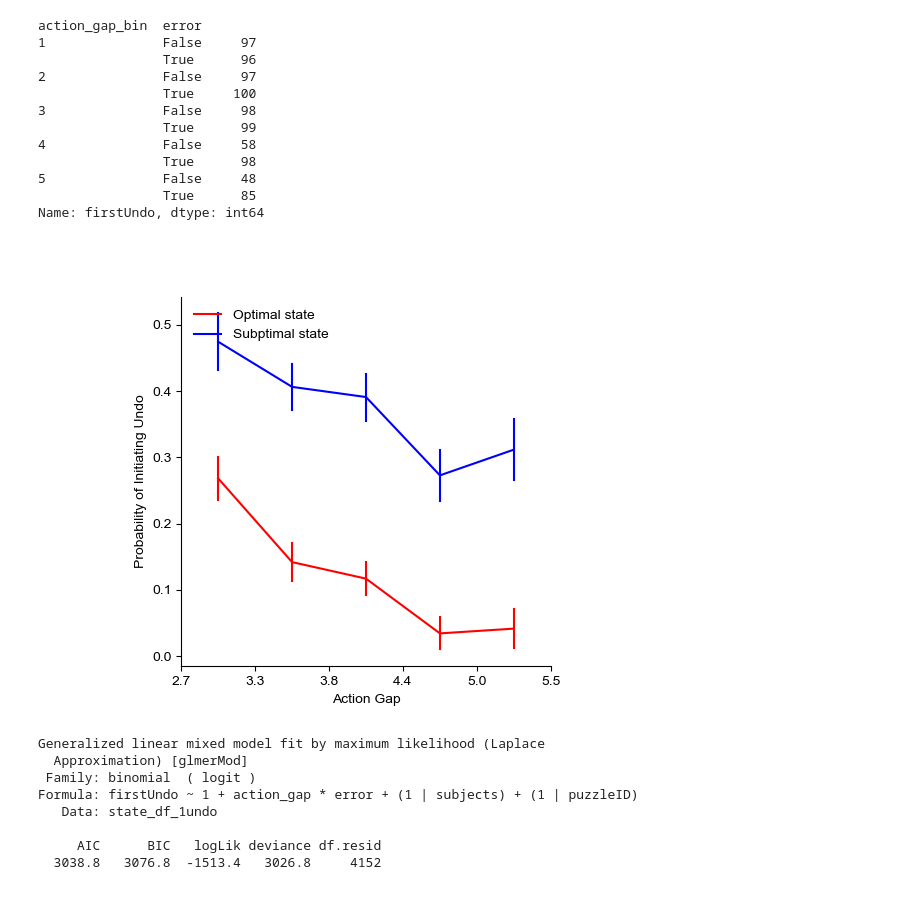
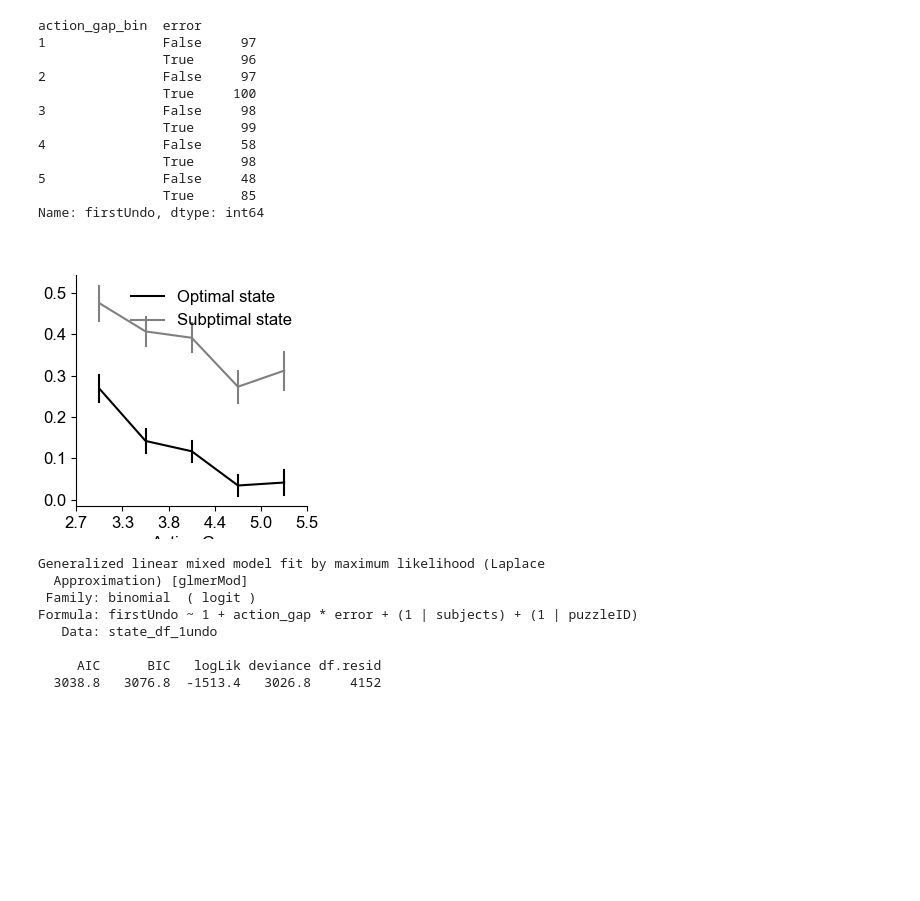
Before and after one commit to sherrybao222/Road_Construction, a Jupyter notebook: analysis/final_analysis/analysis_terminalstate.ipynb, the cells around one changed output. Cells and saved outputs as stored; diff of their text form; code cells hidden in the pictures; blank space fills up the shorter version.

```diff
--- a/analysis/final_analysis/analysis_terminalstate.ipynb
+++ b/analysis/final_analysis/analysis_terminalstate.ipynb
@@ -10,6 +10,8 @@ sys.path.append('/Users/dbao/Downloads/research/rc_scripts/analysis/final_analys
 
 from process_helper import *
 from plot_helper import *
+save_mode = ".pdf"
+color_palette = ["black", "grey"]
 # %%
 %load_ext rpy2.ipython
 
@@ -160,31 +164,32 @@ Name: firstUndo, dtype: int64
 # %%
 %matplotlib widget
 
 fig, axs = plt.subplots(1, 1)
+fig.set_size_inches(3, 3)
 # multiple line plot
 sns.lineplot(x='action_gap_bin', y='firstUndo',
              data = firstUndo_sub,
              hue = "error",
-             palette = ["r", "b"],
+             palette = color_palette,
              err_style = "bars",
              errorbar = "se")
 
 # only use 1 decimal place
 cutoff_round = [round(i,1) for i in cutoff]
 axs.set_xticks(np.arange(0.5, 6.5, 1))
 axs.set_xticklabels(cutoff_round)
-axs.legend(labels=['Optimal state','Subptimal state'], frameon=False, loc='upper left')
+axs.legend(labels=['Optimal state','Subptimal state'], frameon=False, loc='upper right')
 
 # hide legend
 # axs.get_legend().remove()
 # axs.set_ylim([0,0.2])
 # axs.set_yticks(np.arange(0, 0.25, 0.05))
-axs.set(xlabel='Action Gap', ylabel='Probability of Initiating Undo')
+axs.set(xlabel='Action Gap', ylabel='Probability of initiating undo')
 axs.set_aspect(1/axs.get_data_ratio())
-fig.savefig(out_dir+'undo_action_gap.png', dpi=300, bbox_inches='tight')
+fig.savefig(out_dir+'undo_action_gap'+save_mode, dpi=300, bbox_inches='tight')
 plt.show()
 # %% [output]
-[figure, old version]
+[figure, new version]
 # %%
 %%R
 
```
Also changed, not shown: parts of 7 cells of this notebook, 9 other files.
